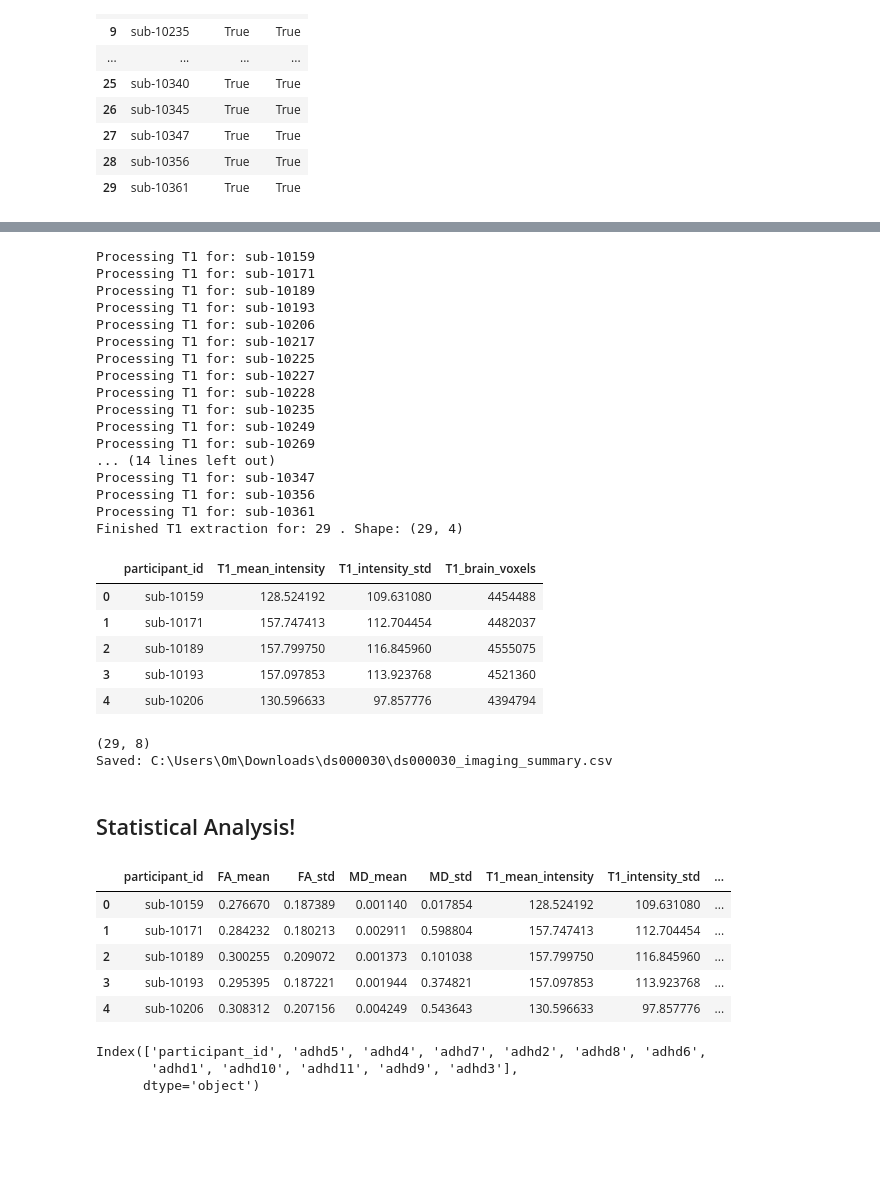
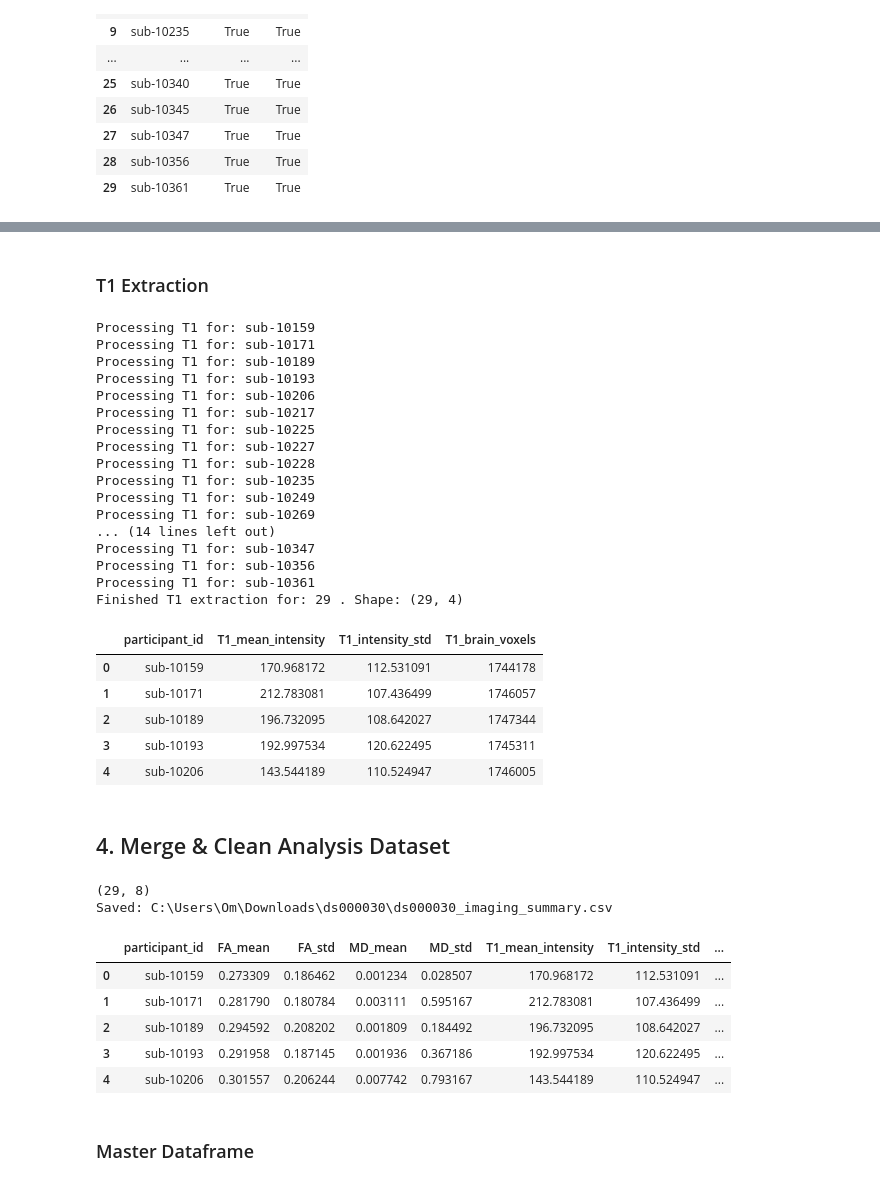
Before and after one commit to ompatel33/NSCI290_Final, a Jupyter notebook: braindata.ipynb, the cells around one changed output, grey strips where cells are left out. Drawn from its saved outputs; the diff is of its cells as text; code cells hidden in the pictures; blank space fills up the shorter version.

```diff
--- a/braindata.ipynb
+++ b/braindata.ipynb
@@ -211,3 +304,5 @@ Finished DTI extraction for 29 subjects. Shape: (29, 5) .
+# %% [markdown]
+### T1 Extraction
 # %%
 # run the T1 structural summary extraction
 
@@ -232,16 +327,14 @@ for sub in subjects:
     data = img.get_fdata()
 
     # compute brain mask vota thresholding
-    thresh = np.percentile(data, 60)
-    brain_mask = data > thresh
-
-    brain = data[brain_mask]
+    mask = compute_brain_mask(img).get_fdata().astype(bool)
+    brain = data[mask]
 
     t1_rows.append({
         "participant_id": sub,
         "T1_mean_intensity": np.nanmean(brain),
         "T1_intensity_std": np.nanstd(brain),
-        "T1_brain_voxels": brain_mask.sum(),
+        "T1_brain_voxels": mask.sum(),
     })
 
 t1_df = pd.DataFrame(t1_rows)
@@ -266,11 +359,13 @@ Processing T1 for: sub-10356
 Processing T1 for: sub-10361
 Finished T1 extraction for: 29 . Shape: (29, 4)
 |  | participant_id | T1_mean_intensity | T1_intensity_std | T1_brain_voxels |
-| 0 | sub-10159 | 128.524192 | 109.631080 | 4454488 |
-| 1 | sub-10171 | 157.747413 | 112.704454 | 4482037 |
-| 2 | sub-10189 | 157.799750 | 116.845960 | 4555075 |
-| 3 | sub-10193 | 157.097853 | 113.923768 | 4521360 |
-| 4 | sub-10206 | 130.596633 | 97.857776 | 4394794 |
+| 0 | sub-10159 | 170.968172 | 112.531091 | 1744178 |
+| 1 | sub-10171 | 212.783081 | 107.436499 | 1746057 |
+| 2 | sub-10189 | 196.732095 | 108.642027 | 1747344 |
+| 3 | sub-10193 | 192.997534 | 120.622495 | 1745311 |
+| 4 | sub-10206 | 143.544189 | 110.524947 | 1746005 |
+# %% [markdown]
+## 4. Merge & Clean Analysis Dataset
 # %%
 # combine DTI and T1 summaries into one dataframe
 
@@ -284,40 +379,21 @@ print("Saved:", out_path)
 # %% [output]
 (29, 8)
 Saved: C:\Users\Om\Downloads\ds000030\ds000030_imaging_summary.csv
-# %% [markdown]
-## Statistical Analysis!
 # %%
-# statistical analysis
-
 imaging_file = os.path.join(BIDS_ROOT, "ds000030_imaging_summary.csv")
 
-IMAGING_COLS = [
-    "FA_mean", "FA_std",
-    "MD_mean", "MD_std",
-    "T1_mean_intensity",
-    "T1_intensity_std",
-    "T1_brain_voxels",
-]
+IMAGING_COLS = ["FA_mean", "MD_mean", "T1_mean_intensity"]
 
 # load imaging summary file
-
 imaging_df = pd.read_csv(imaging_file)
 imaging_df.head()
 # %% [output]
 |  | participant_id | FA_mean | FA_std | MD_mean | MD_std | T1_mean_intensity | T1_intensity_std | ... |
-| 0 | sub-10159 | 0.276670 | 0.187389 | 0.001140 | 0.017854 | 128.524192 | 109.631080 | ... |
-| 1 | sub-10171 | 0.284232 | 0.180213 | 0.002911 | 0.598804 | 157.747413 | 112.704454 | ... |
-| 2 | sub-10189 | 0.300255 | 0.209072 | 0.001373 | 0.101038 | 157.799750 | 116.845960 | ... |
-| 3 | sub-10193 | 0.295395 | 0.187221 | 0.001944 | 0.374821 | 157.097853 | 113.923768 | ... |
-| 4 | sub-10206 | 0.308312 | 0.207156 | 0.004249 | 0.543643 | 130.596633 | 97.857776 | ... |
+| 0 | sub-10159 | 0.273309 | 0.186462 | 0.001234 | 0.028507 | 170.968172 | 112.531091 | ... |
+| 1 | sub-10171 | 0.281790 | 0.180784 | 0.003111 | 0.595167 | 212.783081 | 107.436499 | ... |
+| 2 | sub-10189 | 0.294592 | 0.208202 | 0.001809 | 0.184492 | 196.732095 | 108.642027 | ... |
+| 3 | sub-10193 | 0.291958 | 0.187145 | 0.001936 | 0.367186 | 192.997534 | 120.622495 | ... |
+| 4 | sub-10206 | 0.301557 | 0.206244 | 0.007742 | 0.793167 | 143.544189 | 110.524947 | ... |
-# %%
-# load behavioral/phenotypic dataset
-# !!!!!!THIS NEEDS DEFINITIVE COLUMNS THAT YOU NEED TO CHOOSE!!!!!!
-
-pheno = pd.read_csv(os.path.join(BIDS_ROOT, "phenotype", "ADHD.tsv"), sep="\t")
-pheno.columns
-# %% [output]
-Index(['participant_id', 'adhd5', 'adhd4', 'adhd7', 'adhd2', 'adhd8', 'adhd6',
-       'adhd1', 'adhd10', 'adhd11', 'adhd9', 'adhd3'],
-      dtype='object')
+# %% [markdown]
+### Master Dataframe
 # %%
```
Also changed, not shown: parts of 39 cells of this notebook.
